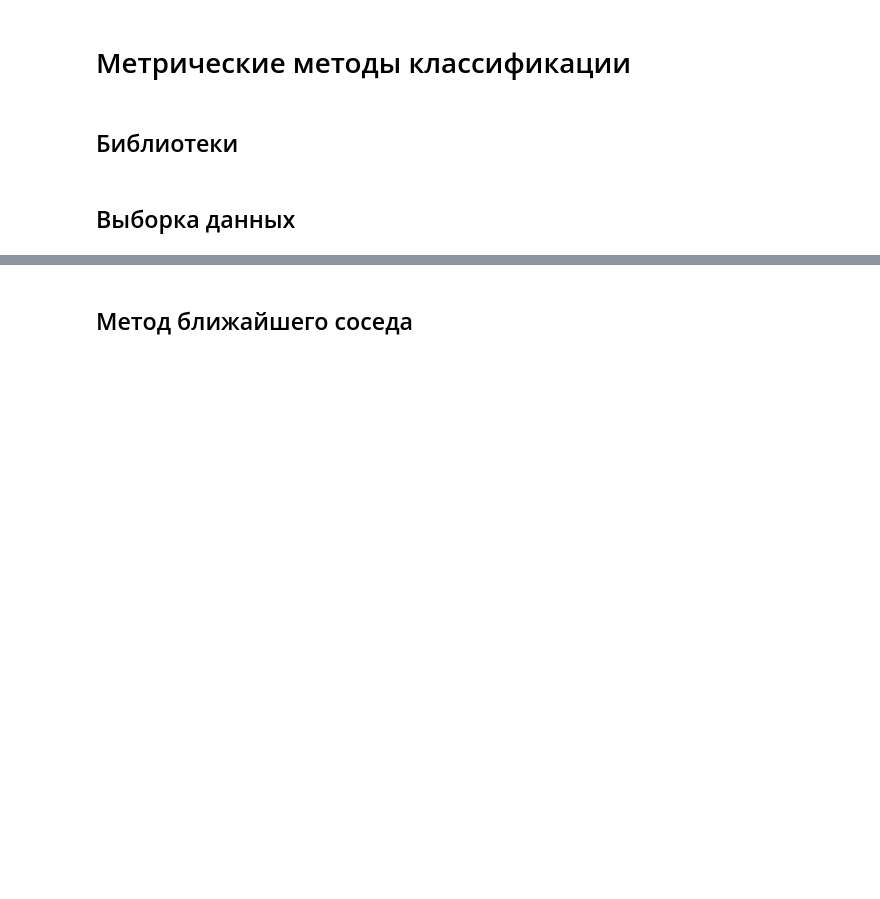
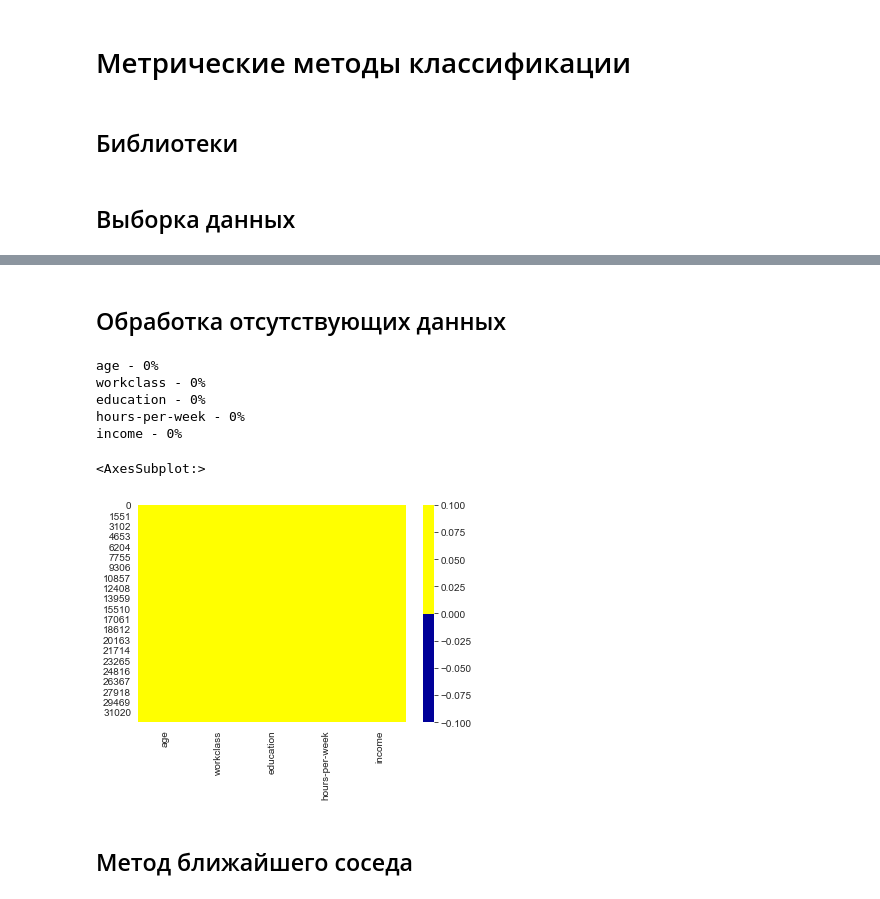
Before and after one commit to DieNice/AdultResearch, a Jupyter notebook: netricsmethods.ipynb, the cells around one changed output, grey strips where cells are left out. Drawn from its saved outputs; the diff is of its cells as text; code cells hidden in the pictures; blank space fills up the shorter version.

```diff
--- a/netricsmethods.ipynb
+++ b/netricsmethods.ipynb
@@ -27,29 +28,3 @@ del df['sex']
 del df['capital-gain']
 del df['capital-loss']
 del df['native-country']
-le = LabelEncoder()
-le.fit(df.workclass)
-df['workclass'] = le.transform(df.workclass)
-le.fit(df.education)
-df['education'] = le.transform(df.education)
-num_features = 4
-X, Y = make_classification(n_samples=150, n_features=num_features,
-                           n_informative=2, n_classes=2,
-                           n_redundant=0,
-                           n_clusters_per_class=1,
-                           random_state=0)
-
-X_train, X_test, Y_train, Y_test = train_test_split(X, Y,test_size=50,
-                                                    random_state=0)
-X = df.values[:, :3]
-Y = df.values[:, 4]
-trainX, testX, trainY, testY = train_test_split( X, Y, test_size = 0.3)
-
-# df[['age','workclass']].plot(kind='scatter',x='age',y='workclass',figsize=(19,8))
-# df[['age','education']].plot(kind='scatter',x='age',y='education',figsize=(19,8))
-# df[['age','marital-status']].plot(kind='scatter',x='age',y='marital-status',figsize=(19,8))
-
-# # Матричная диаграмма рассеивания
-sns.set_style("whitegrid");
-sns.pairplot(df, hue="income", height=3);
-plt.show()
@@ -57,0 +64,19 @@ plt.show()
+# %% [markdown]
+## Обработка отсутствующих данных
+# %%
+for col in df.columns:
+    pct_missing = np.mean(df[col].isnull()*100)
+    print('{} - {}%'.format(col, round(pct_missing)))
+cols = df.columns # первые 30 колонок
+# определяем цвета
+# желтый - пропущенные данные, синий - не пропущенные
+colours = ['#000099', '#ffff00']
+sns.heatmap(df[cols].isnull(), cmap=sns.color_palette(colours))
+# %% [output]
+age - 0%
+workclass - 0%
+education - 0%
+hours-per-week - 0%
+income - 0%
+<AxesSubplot:>
+[figure, added]
```
Also changed, not shown: parts of 12 cells of this notebook, 1 other file.
